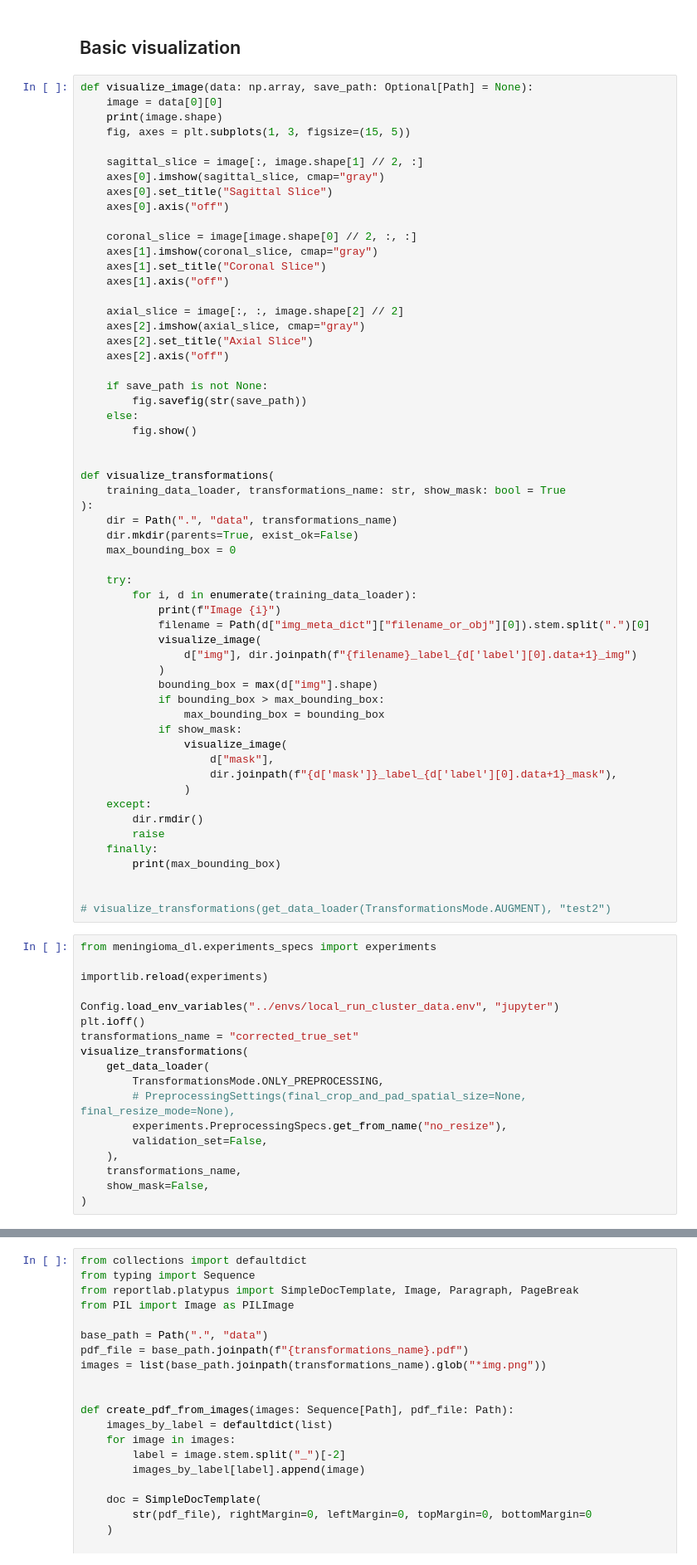
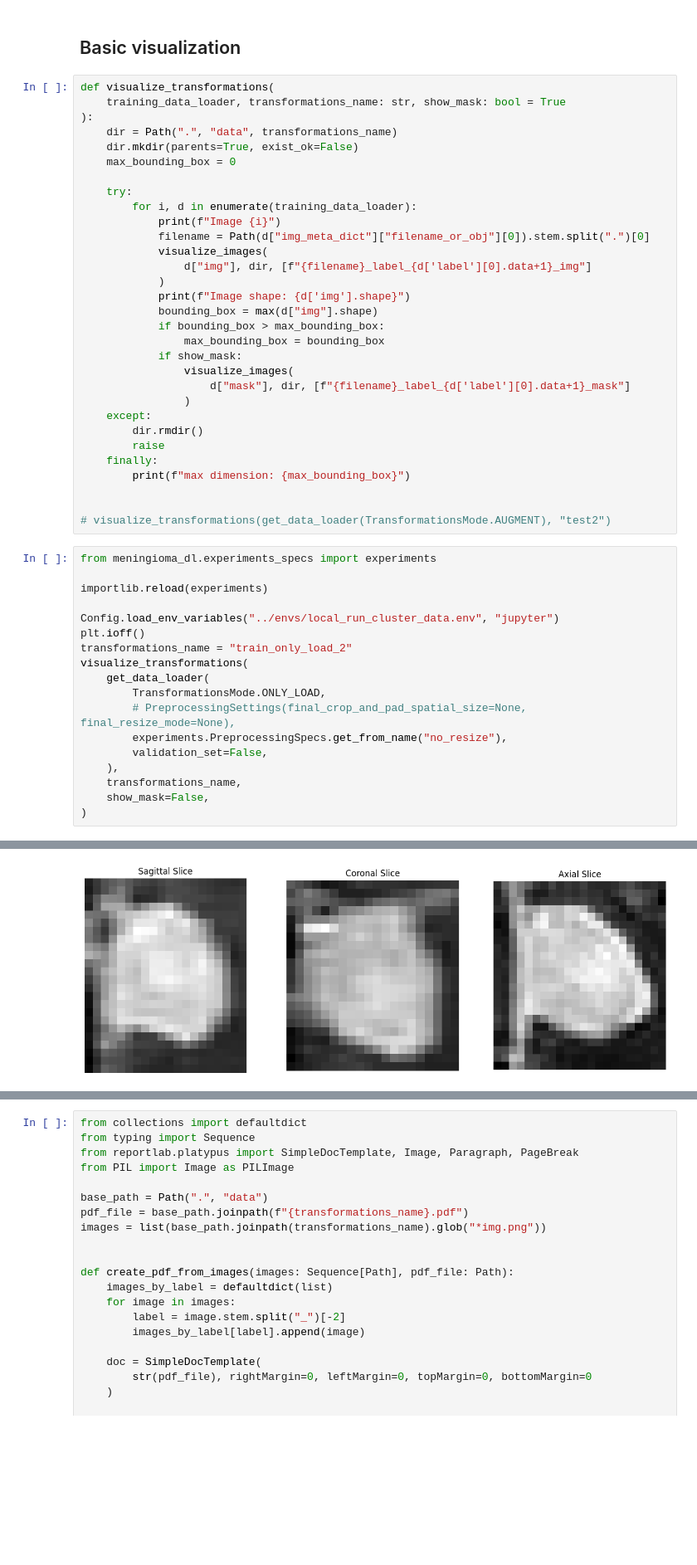
Before and after one commit to Fidelisus/meningioma_dl, a Jupyter notebook: notebooks/visualize_augmentations.ipynb, the cells around one changed output, grey strips where cells are left out. Shown at 83% size. Saved outputs shown, nothing was run; the diff lists cells and outputs as text; blank space fills up the shorter version.

Commit message:
Add visualizations of results

```diff
--- a/notebooks/visualize_augmentations.ipynb
+++ b/notebooks/visualize_augmentations.ipynb
@@ -115,32 +116,6 @@ def get_data_loader(
 # %% [markdown]
 ## Basic visualization
 # %%
-def visualize_image(data: np.array, save_path: Optional[Path] = None):
-    image = data[0][0]
-    print(image.shape)
-    fig, axes = plt.subplots(1, 3, figsize=(15, 5))
-
-    sagittal_slice = image[:, image.shape[1] // 2, :]
-    axes[0].imshow(sagittal_slice, cmap="gray")
-    axes[0].set_title("Sagittal Slice")
-    axes[0].axis("off")
-
-    coronal_slice = image[image.shape[0] // 2, :, :]
-    axes[1].imshow(coronal_slice, cmap="gray")
-    axes[1].set_title("Coronal Slice")
-    axes[1].axis("off")
-
-    axial_slice = image[:, :, image.shape[2] // 2]
-    axes[2].imshow(axial_slice, cmap="gray")
-    axes[2].set_title("Axial Slice")
-    axes[2].axis("off")
-
-    if save_path is not None:
-        fig.savefig(str(save_path))
-    else:
-        fig.show()
-
-
 def visualize_transformations(
     training_data_loader, transformations_name: str, show_mask: bool = True
 ):
@@ -152,22 +127,22 @@ def visualize_transformations(
         for i, d in enumerate(training_data_loader):
             print(f"Image {i}")
             filename = Path(d["img_meta_dict"]["filename_or_obj"][0]).stem.split(".")[0]
-            visualize_image(
-                d["img"], dir.joinpath(f"{filename}_label_{d['label'][0].data+1}_img")
+            visualize_images(
+                d["img"], dir, [f"{filename}_label_{d['label'][0].data+1}_img"]
             )
+            print(f"Image shape: {d['img'].shape}")
             bounding_box = max(d["img"].shape)
             if bounding_box > max_bounding_box:
                 max_bounding_box = bounding_box
             if show_mask:
-                visualize_image(
-                    d["mask"],
-                    dir.joinpath(f"{d['mask']}_label_{d['label'][0].data+1}_mask"),
+                visualize_images(
+                    d["mask"], dir, [f"{filename}_label_{d['label'][0].data+1}_mask"]
                 )
     except:
         dir.rmdir()
         raise
     finally:
-        print(max_bounding_box)
+        print(f"max dimension: {max_bounding_box}")
 
 
 # visualize_transformations(get_data_loader(TransformationsMode.AUGMENT), "test2")
@@ -178,10 +153,10 @@ importlib.reload(experiments)
 
 Config.load_env_variables("../envs/local_run_cluster_data.env", "jupyter")
 plt.ioff()
-transformations_name = "corrected_true_set"
+transformations_name = "train_only_load_2"
 visualize_transformations(
     get_data_loader(
-        TransformationsMode.ONLY_PREPROCESSING,
+        TransformationsMode.ONLY_LOAD,
         # PreprocessingSettings(final_crop_and_pad_spatial_size=None, final_resize_mode=None),
         experiments.PreprocessingSpecs.get_from_name("no_resize"),
         validation_set=False,
@@ -209,0 +174 @@ torch.Size([151, 151, 151])
+[figure, added]
```
Also changed, not shown: parts of 3 cells of this notebook, 7 other files.
